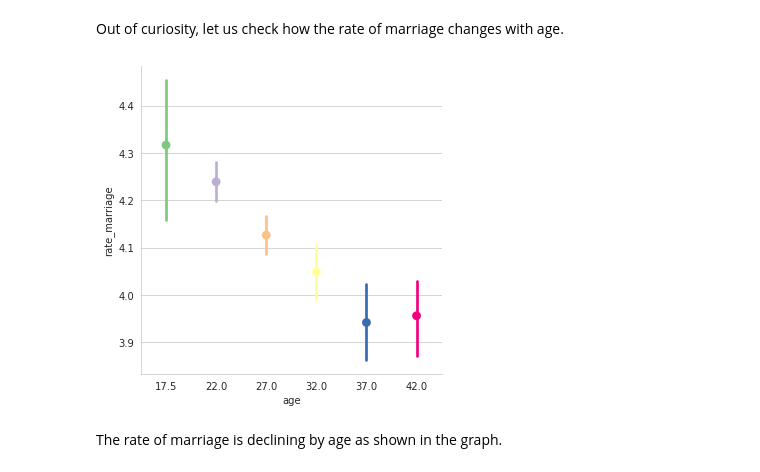
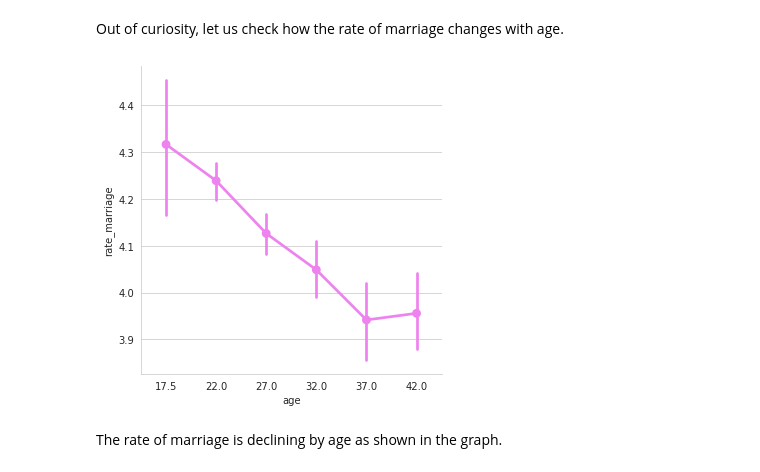
Before and after one commit to albinjohn366/DataScience_Tutorials, a Jupyter notebook: Logistic_Regression.ipynb, the cells around one changed output. Drawn from its saved outputs; the diff is of its cells as text; code cells hidden in the pictures.

```diff
--- a/Logistic_Regression.ipynb
+++ b/Logistic_Regression.ipynb
@@ -131,10 +131,10 @@ Affairs are less in case of religious couples.
 # %% [markdown]
 Out of curiosity, let us check how the rate of marriage changes with age.
 # %%
-sns.catplot(data=df, x='age', y='rate_marriage', palette='Accent', kind='point')
+sns.catplot(data=df, x='age', y='rate_marriage', color='violet', kind='point')
 plt.show()
 # %% [output]
-[figure, old version]
+[figure, new version]
 # %% [markdown]
 The rate of marriage is declining by age as shown in the graph.
 # %% [markdown]
```
Also changed, not shown: parts of 17 cells of this notebook.
